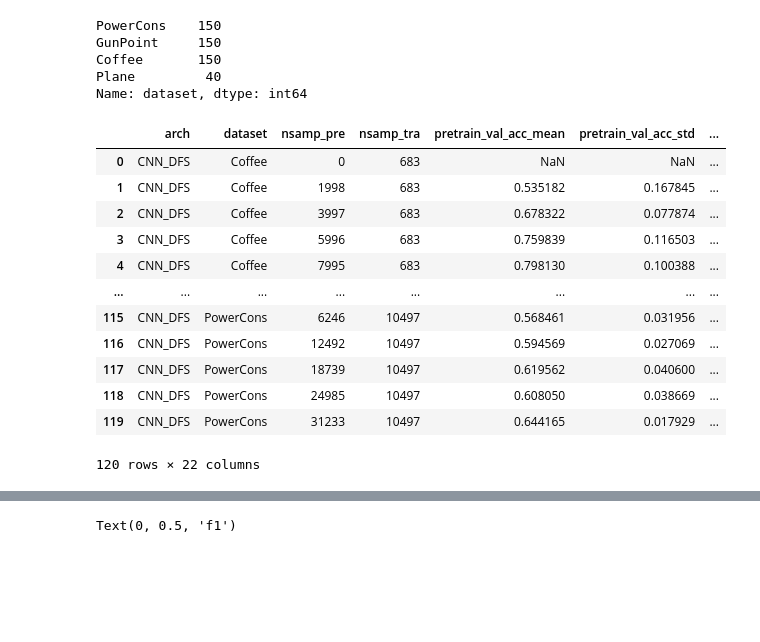
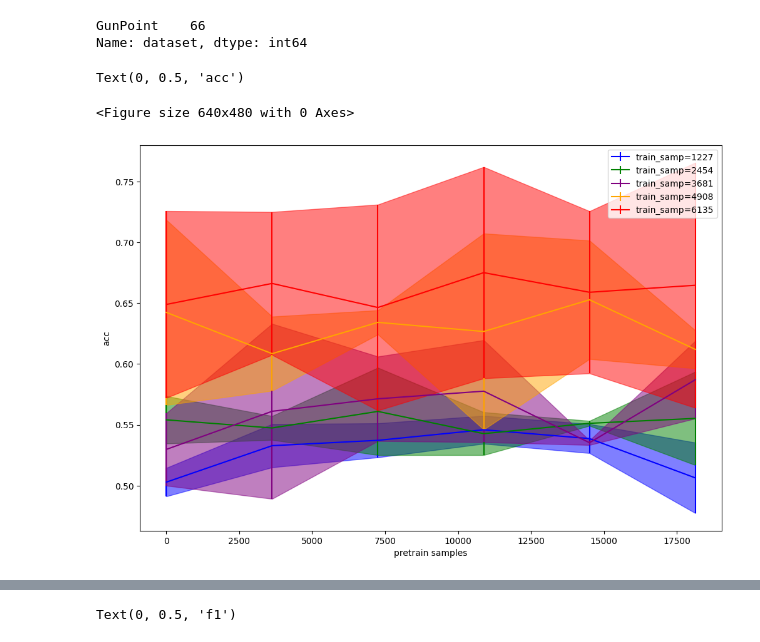
Before and after one commit to mbisan/s3ts, a Jupyter notebook: graphs.ipynb, the cells around one changed output, grey strips where cells are left out. Cells and saved outputs as stored; diff of their text form; code cells hidden in the pictures; blank space fills up the shorter version.

```diff
--- a/graphs.ipynb
+++ b/graphs.ipynb
@@ -14,31 +14,33 @@ from pathlib import Path
 # auxiliary functions
 import s3ts.analysis as aux
 # %%
-df = aux.load_data(Path("results_synced/atlas_ratio_legacy/"))
+df = aux.load_data(Path("results_synced/atlas_ratio/"))
 df["dataset"].value_counts()
+#df = df[df["fold_number"] == 1]
 # %% [output]
-PowerCons    150
-GunPoint     150
-Coffee       150
-Plane         40
+GunPoint    66
 Name: dataset, dtype: int64
-# %%
-dfr = aux.EXP_ratio_preprocessing(df)
-dfr
-# %% [output]
-|  | arch | dataset | nsamp_pre | nsamp_tra | pretrain_val_acc_mean | pretrain_val_acc_std | ... |
-| 0 | CNN_DFS | Coffee | 0 | 683 | NaN | NaN | ... |
-| 1 | CNN_DFS | Coffee | 1998 | 683 | 0.535182 | 0.167845 | ... |
-| 2 | CNN_DFS | Coffee | 3997 | 683 | 0.678322 | 0.077874 | ... |
-| 3 | CNN_DFS | Coffee | 5996 | 683 | 0.759839 | 0.116503 | ... |
-| 4 | CNN_DFS | Coffee | 7995 | 683 | 0.798130 | 0.100388 | ... |
-| ... | ... | ... | ... | ... | ... | ... | ... |
-| 115 | CNN_DFS | PowerCons | 6246 | 10497 | 0.568461 | 0.031956 | ... |
-| 116 | CNN_DFS | PowerCons | 12492 | 10497 | 0.594569 | 0.027069 | ... |
-| 117 | CNN_DFS | PowerCons | 18739 | 10497 | 0.619562 | 0.040600 | ... |
-| 118 | CNN_DFS | PowerCons | 24985 | 10497 | 0.608050 | 0.038669 | ... |
-| 119 | CNN_DFS | PowerCons | 31233 | 10497 | 0.644165 | 0.017929 | ... |
-120 rows × 22 columns
+# %%
+dfr = aux.EXP_ratio_preprocessing(df)
+plt.figure()
+
+metric = "acc"
+
+colors = ["blue", "green", "purple", "orange", "red"]
+fig, ax = plt.subplots(figsize=[12,8])
+for i, (nsamp_pre, dfg) in enumerate(dfr.groupby(["nsamp_tra"])):
+    # ax.plot(dfg["nsamp_pre"], dfg[f"target_test_{metric}_mean"], label=f'train_samp={dfg["nsamp_tra"].unique()[0]}', c=colors[i])
+    ax.errorbar(dfg["nsamp_pre"], dfg[f"target_test_{metric}_mean"], yerr=dfg[f"target_test_{metric}_std"],
+                label=f'train_samp={dfg["nsamp_tra"].unique()[0]}', c=colors[i])
+    ax.fill_between(dfg["nsamp_pre"], y1=dfg[f"target_test_{metric}_mean"]+dfg[f"target_test_{metric}_std"],
+     y2=dfg[f"target_test_{metric}_mean"]-dfg[f"target_test_{metric}_std"], alpha = 0.5, color=colors[i])
+plt.legend()
+plt.xlabel("pretrain samples")
+plt.ylabel(metric)
+# %% [output]
+Text(0, 0.5, 'acc')
+<Figure size 640x480 with 0 Axes>
+[figure, added]
 # %%
 dfrb = aux.EXP_ratio_set_baselines(dfr)
 dfrb
```
Also changed, not shown: parts of 1 cell of this notebook, 5 other files.
